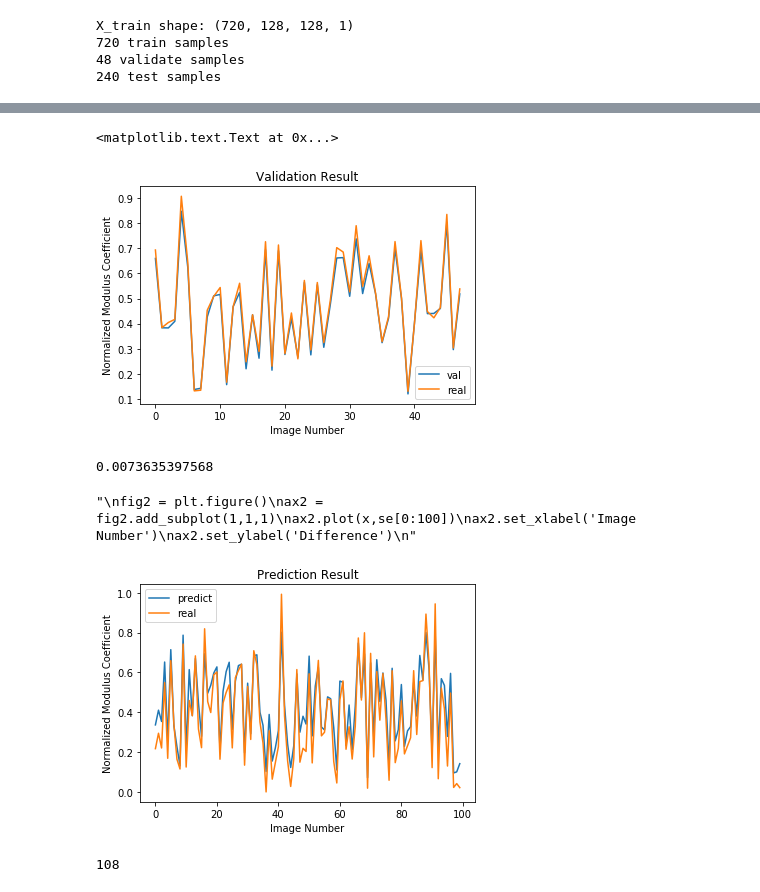
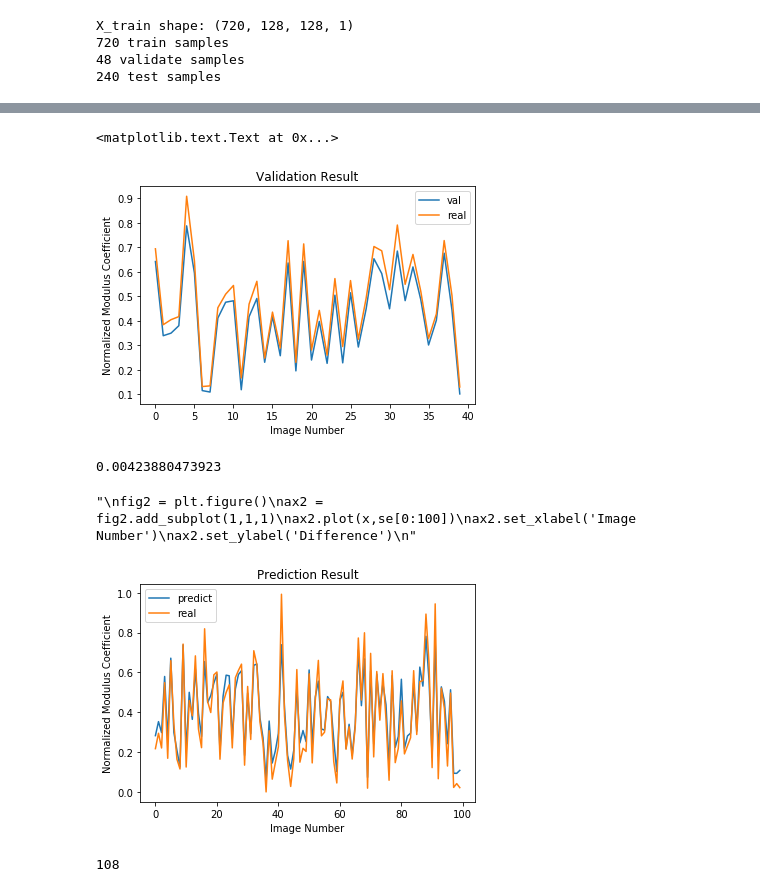
Before and after one commit to aurorlhc/property_test, a Jupyter notebook: CNN_keras.ipynb, the cells around one changed output, grey strips where cells are left out. Cells and saved outputs as stored; diff of their text form; code cells hidden in the pictures.

```diff
--- a/CNN_keras.ipynb
+++ b/CNN_keras.ipynb
@@ -110,18 +133,12 @@ model.add(Convolution2D(128, 3, 3, border_mode='same'))
 model.add(Activation('relu'))
 model.add(MaxPooling2D(pool_size=pool_size))
 # model.add(Dropout(0.25))
-"""
+
 
 model.add(Convolution2D(256, (3, 3), padding='same'))
 model.add(Activation('relu'))
 model.add(MaxPooling2D(pool_size=pool_size))
 # model.add(Dropout(0.25))
-
-"""
-model.add(Convolution2D(512, (3, 3), padding='same'))
-model.add(Activation('relu'))
-model.add(MaxPooling2D(pool_size=pool_size))
-
 """
 
 
@@ -135,10 +152,8 @@ model.add(Activation('relu'))
 model.add(Dense(1))
 model.add(Activation('linear'))
 
-model.compile(loss='mse',
-              optimizer='adam',
-              metrics=['mse'])
+model.compile(loss='mse', optimizer='adam', metrics=['mse'])
 # %%
-model.fit(X_train, Y_train, batch_size=40, epochs=120, verbose=1, validation_data=(X_val, Y_val))
+model.fit(X_train, Y_train, batch_size=40, epochs=100, verbose=1, validation_data=(X_val, Y_val))
 # %% [output]
 Train on 720 samples, validate on 48 samples
@@ -183,22 +198,22 @@ ax.set_ylabel('Normalized Diffusion Coefficient')
 # %%
 x=[]
-for i in range(48):
+for i in range(40):
     x.append(i)
 
 pred=model.predict(X_val)
 
 fig = plt.figure()
 ax=fig.add_subplot(1,1,1)
 
-ax.plot(x,pred, label='val')
-ax.plot(x,Y_val,label='real')
+ax.plot(x,pred[:40], label='val')
+ax.plot(x,Y_val[:40],label='real')
 plt.legend()
 ax.set_title('Validation Result')
 ax.set_xlabel('Image Number')
 ax.set_ylabel('Normalized Modulus Coefficient')
 # %% [output]
 <matplotlib.text.Text at 0x...>
-[figure, old version]
+[figure, new version]
 # %%
 x=[]
 for i in range(100):
@@ -217,10 +232,12 @@ ax1.set_title('Prediction Result')
 ax1.set_xlabel('Image Number')
 ax1.set_ylabel('Normalized Modulus Coefficient')
 
+"""
 se = np.zeros([240])
 for i in range(240):
     se[i] = (pred[i]-Y_test[i])/Y_test[i]
 
+"""
 
 '''
 fig2 = plt.figure()
@@ -231,9 +248,9 @@ ax2.set_ylabel('Difference')
 '''
 # plt.savefig('prediction_result_2.png',dpi=400)
 # %% [output]
-0.0073635397568
+0.00423880473923
 "\nfig2 = plt.figure()\nax2 = fig2.add_subplot(1,1,1)\nax2.plot(x,se[0:100])\nax2.set_xlabel('Image Number')\nax2.set_ylabel('Difference')\n"
-[figure, old version]
+[figure, new version]
 # %%
 count = 0
 for i in range(240):
```
Also changed, not shown: parts of 6 cells of this notebook.
